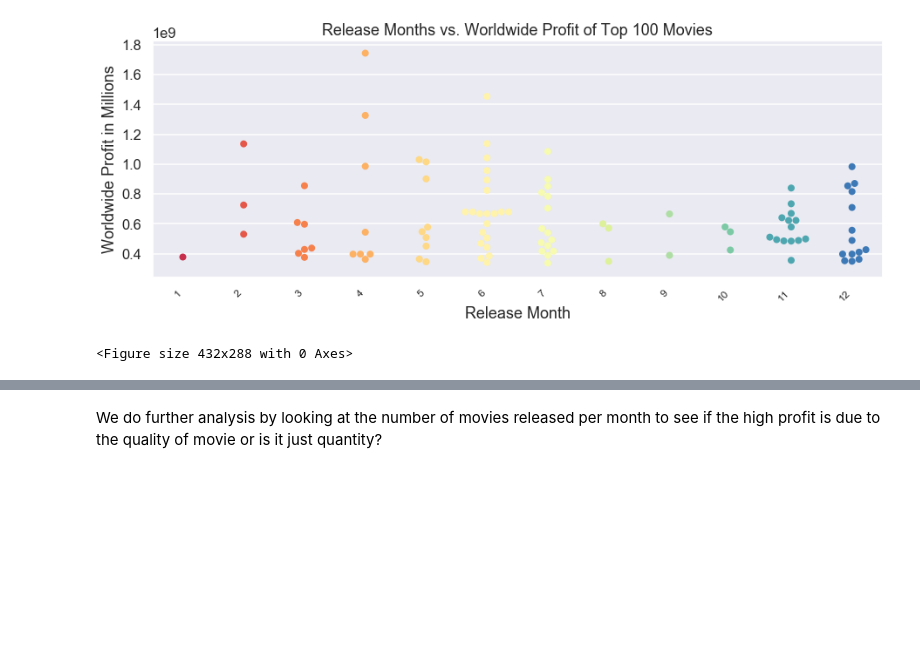
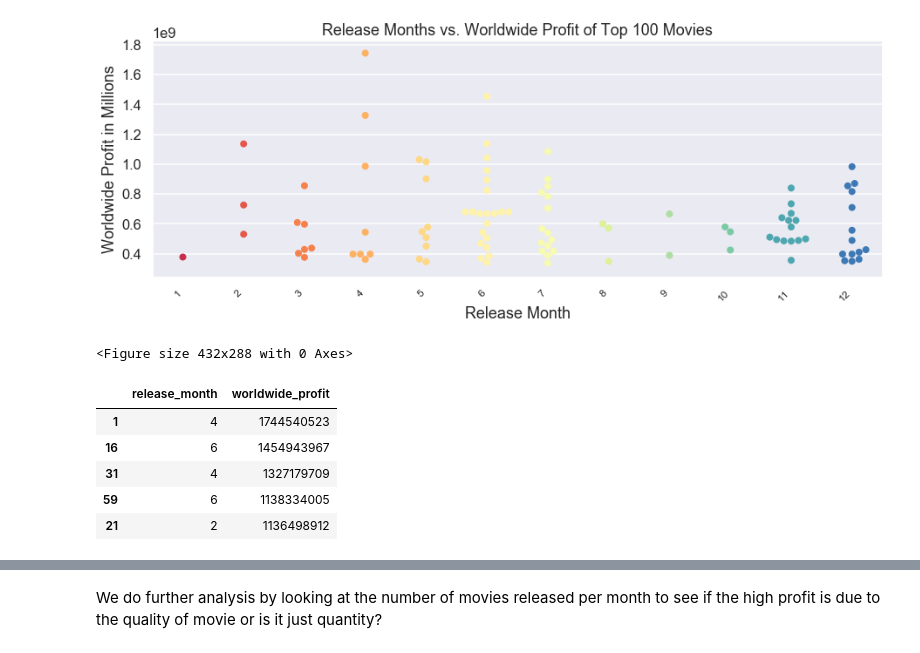
Before and after one commit to baotramduong/Porfolio_Project_The_Movie_Industry, a Jupyter notebook: Part III.B - Data Analysis & Visualization, Actionable Insight, Conclusion & Future Works.ipynb, the cells around one changed output, grey strips where cells are left out. Saved outputs shown, nothing was run; the diff lists cells and outputs as text; code cells hidden in the pictures; blank space fills up the shorter version.

```diff
--- a/Part III.B - Data Analysis & Visualization, Actionable Insight, Conclusion & Future Works.ipynb
+++ b/Part III.B - Data Analysis & Visualization, Actionable Insight, Conclusion & Future Works.ipynb
@@ -235,3 +237,12 @@ plt.show()
 plt.savefig('release_month_vs_100_profit_swarmplot')
 # %% [output]
 <Figure size 432x288 with 0 Axes>
+# %%
+release_month_vs_100_profit[['release_month', 'worldwide_profit']].sort_values(by = 'worldwide_profit', ascending = False)[:5]
+# %% [output]
+|  | release_month | worldwide_profit |
+| 1 | 4 | 1744540523 |
+| 16 | 6 | 1454943967 |
+| 31 | 4 | 1327179709 |
+| 59 | 6 | 1138334005 |
+| 21 | 2 | 1136498912 |
```
Also changed, not shown: parts of 21 cells of this notebook.
